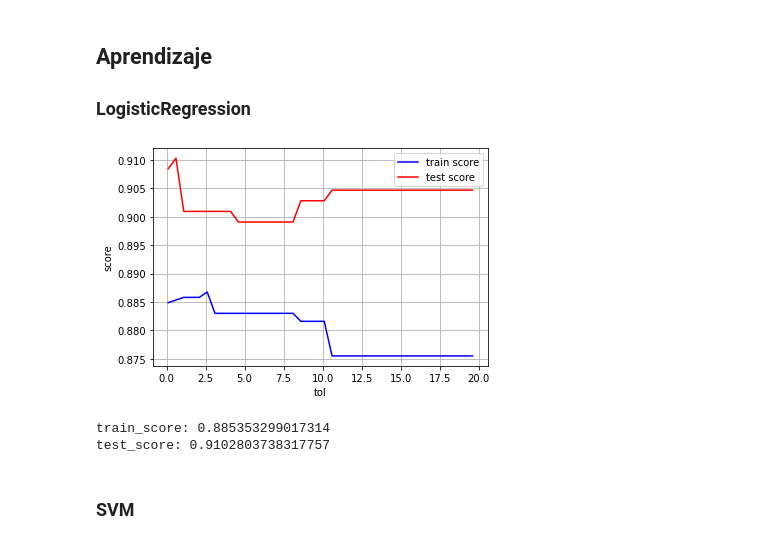
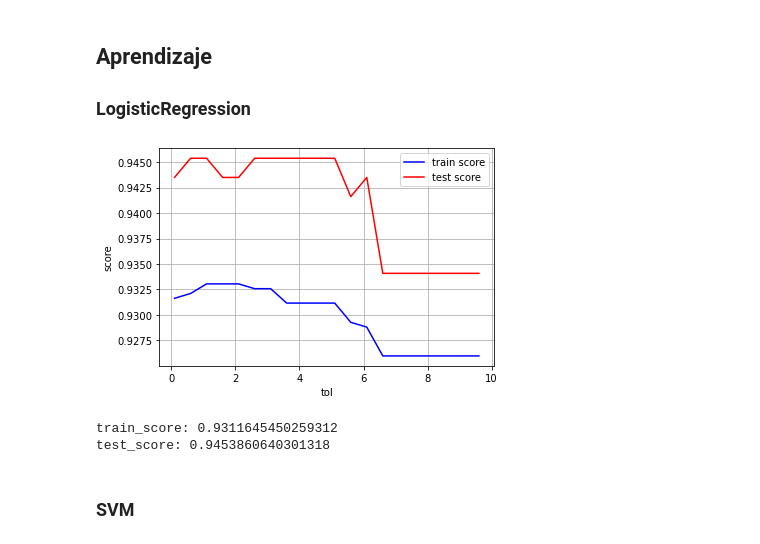
Before and after one commit to fleonzuniga/R.Patrones-Inv._Corta_2, a Jupyter notebook: Investigación Corta 2.ipynb, the cells around one changed output. Cells and saved outputs as stored; diff of their text form; code cells hidden in the pictures.

```diff
--- a/Investigación Corta 2.ipynb
+++ b/Investigación Corta 2.ipynb
@@ -386,7 +402,5 @@ $$s_{i} = x_{i} + (x_{zi} - x_{i}) \cdot \lambda$$
 # %%
-from imblearn.over_sampling import ADASYN
-
-oversample = ADASYN(n_neighbors=3)
+oversample = ADASYN(n_neighbors=2)
 x,y = oversample.fit_resample(x,y)
 counter = Counter(y)
 print(counter)
@@ -408,30 +420,28 @@ x_train,x_test,y_train,y_test = train_test_split(x_std,y,test_size=0.20,random_s
 
 ### LogisticRegression
 # %%
-from sklearn.linear_model import LogisticRegression
-
 train_score = []
 test_score = []
 Tol = []
 
-for i in range(1,200,5):
+for i in range(1,100,5):
     Tol.append(i*0.1)
     clf = LogisticRegression(tol=i*0.1,max_iter=100)
     clf.fit(x_train,y_train)
     prediction =clf.predict(x_test)
     train_score.append(clf.score(x_train,y_train))
     test_score.append(clf.score(x_test,y_test))
 
 plt.plot(Tol,train_score,'b',Tol,test_score,'r')
 plt.grid()
 plt.xlabel("tol")
 plt.ylabel("score")
 plt.legend(["train score","test score"])
 plt.show()
 # %% [output]
-[figure, old version]
+[figure, new version]
 # %%
-clf = LogisticRegression(tol=0.6,max_iter=100)
+clf = LogisticRegression(tol=4,max_iter=100)
 clf.fit(x_train,y_train)
 LogisticRegression_prediction =clf.predict(x_test)
 train_score = clf.score(x_train,y_train)
@@ -439,8 +449,8 @@ test_score = clf.score(x_test,y_test)
 print("train_score:",train_score)
 print("test_score:",test_score)
 # %% [output]
-train_score: 0.885353299017314
-test_score: 0.9102803738317757
+train_score: 0.9311645450259312
+test_score: 0.9453860640301318
 # %% [markdown]
 ### SVM
 # %%
```
Also changed, not shown: parts of 37 cells of this notebook.
